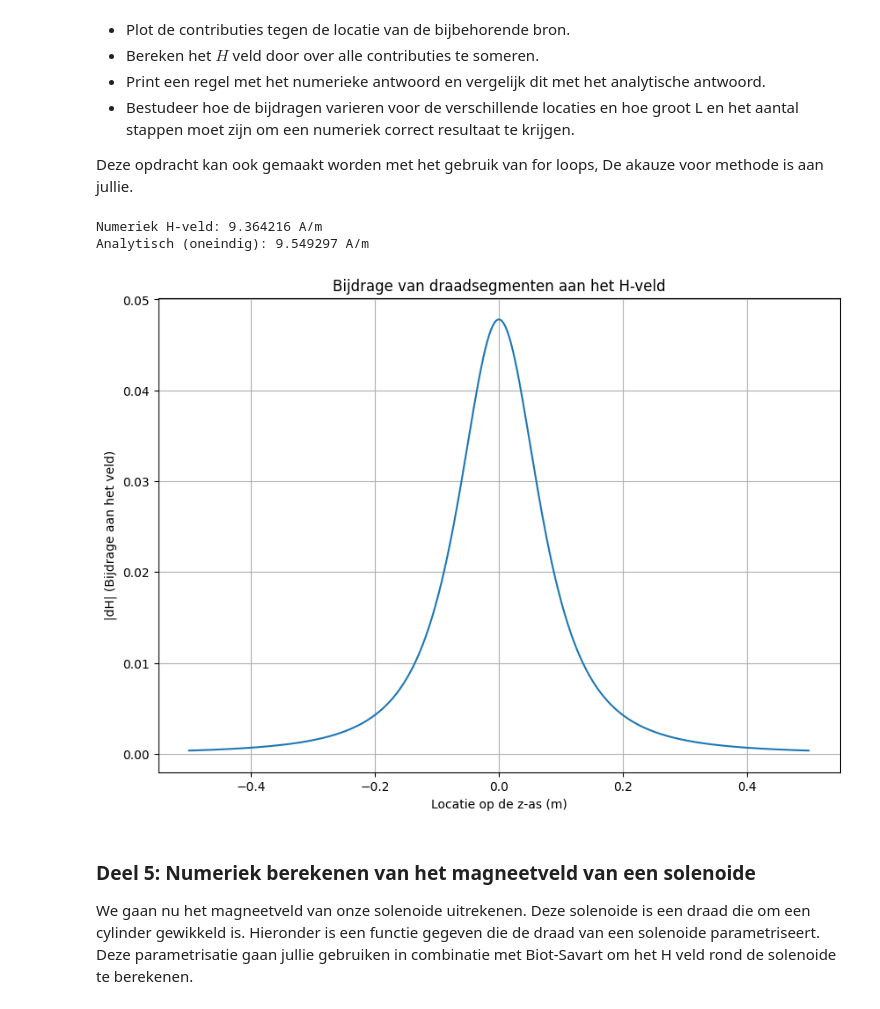
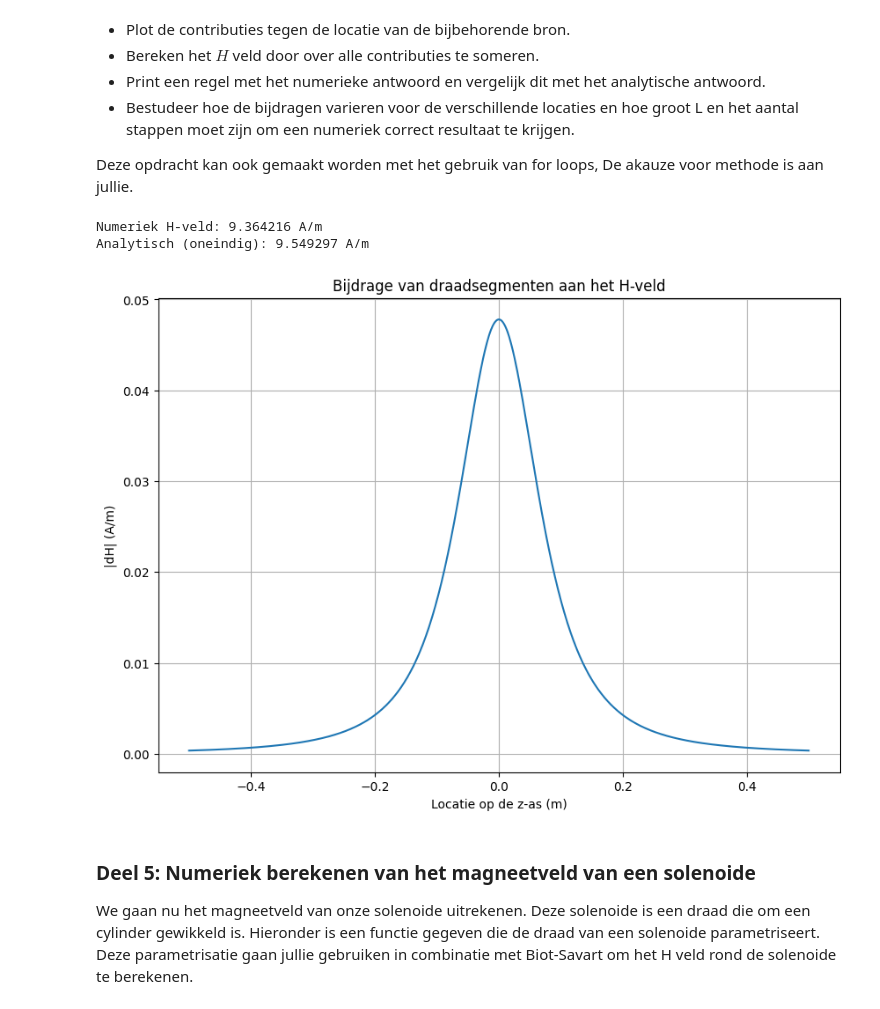
Before and after one commit to ElineSerpenti/opdrachten-DEF-D.EALSerpenti, a Jupyter notebook: Digital ontwerpopdracht 2/2KrachtactuatorOpdracht/KrachtactuatorOpdracht.ipynb, the cells around one changed output. Cells and saved outputs as stored; diff of their text form; code cells hidden in the pictures.

```diff
--- a/Digital ontwerpopdracht 2/2KrachtactuatorOpdracht/KrachtactuatorOpdracht.ipynb
+++ b/Digital ontwerpopdracht 2/2KrachtactuatorOpdracht/KrachtactuatorOpdracht.ipynb
@@ -515,7 +515,7 @@ def aantal_wikkelingen(relevante_parameters):
 #print(f"Minimum wikkelingen: {N_min3}")
 #print(f"Maximum wikkelingen: {N_max3}")
 # %%
-L_s_waarden = np.linspace(0.001, 1, 5000)
+L_s_waarden = np.linspace(0.001, 0.3, 5000)
 
 actuatoren = [relevante_parameters1, relevante_parameters2, relevante_parameters3]
 labels = ["Deur (40N)", "Prullenbak (17N)", "Lichtschakelaar (3N)"]
@@ -661,35 +661,35 @@ H_totaal = np.array([0.0, 0.0, 0.0])
 # De Loop numeriek
 for i in range(len(z_punten)):
     r_source = np.array([0, 0, z_punten[i]]) # Bron ligt op de z-as
 
     # Gebruik je eigen functie
     dH = field_current_element(r_veld, r_source, dl)
 
     H_totaal += dH
 
     # Sla de grootte (norm)
     contributies_norm.append(np.linalg.norm(dH))
     z_locaties.append(z_punten[i])
 
 # Analytische Vergelijking
 # Voor een oneindige rechte draad: H = I / (2 * pi * r)
 r_afstand = 0.1
 H_analytisch_inf = I / (2 * np.pi * r_afstand)
 
 print(f"Numeriek H-veld: {np.linalg.norm(H_totaal):.6f} A/m")
 print(f"Analytisch (oneindig): {H_analytisch_inf:.6f} A/m")
 
 plt.figure(figsize=(10, 7))
 plt.plot(z_locaties, contributies_norm)
 plt.xlabel('Locatie op de z-as (m)')
-plt.ylabel('|dH| (Bijdrage aan het veld)')
+plt.ylabel('|dH| (A/m)')
 plt.title('Bijdrage van draadsegmenten aan het H-veld')
 plt.grid(True)
 plt.show()
 # %% [output]
 Numeriek H-veld: 9.364216 A/m
 Analytisch (oneindig): 9.549297 A/m
-[figure, old version]
+[figure, new version]
 # %% [markdown]
 ### Deel 5: Numeriek berekenen van het magneetveld van een solenoide
 
```
Also changed, not shown: parts of 7 cells of this notebook.
